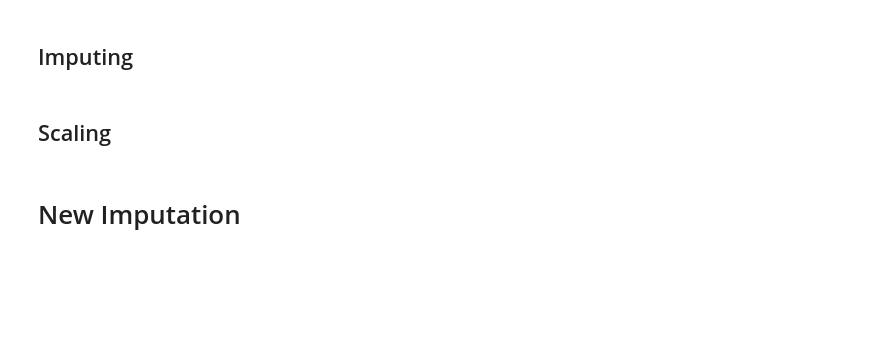
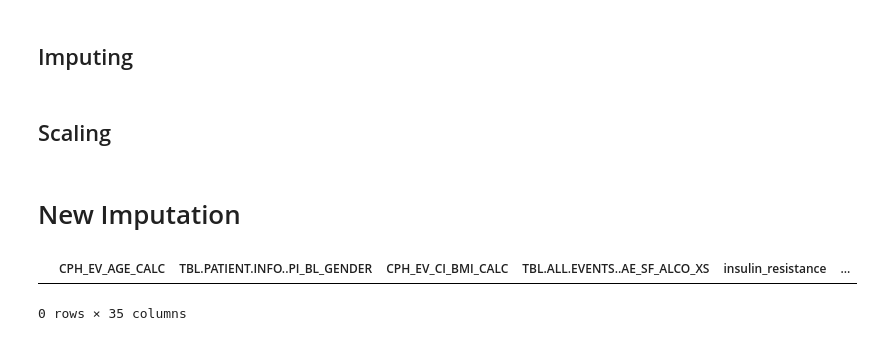
Before and after one commit to LBncl/AmazonMLInterviewQuestion, a Jupyter notebook: NAFLD.ipynb, the cells around one changed output. Drawn from its saved outputs; the diff is of its cells as text; code cells hidden in the pictures; blank space fills up the shorter version.

```diff
--- a/NAFLD.ipynb
+++ b/NAFLD.ipynb
@@ -552,3 +565,8 @@ x_df_test.dropna(inplace=True)
+# %%
+stub_df
+# %% [output]
+|  | CPH_EV_AGE_CALC | TBL.PATIENT.INFO..PI_BL_GENDER | CPH_EV_CI_BMI_CALC | TBL.ALL.EVENTS..AE_SF_ALCO_XS | insulin_resistance | ... |
+0 rows × 35 columns
 # %%
 # Imports
 import datetime
```
Also changed, not shown: parts of 4 cells of this notebook.
